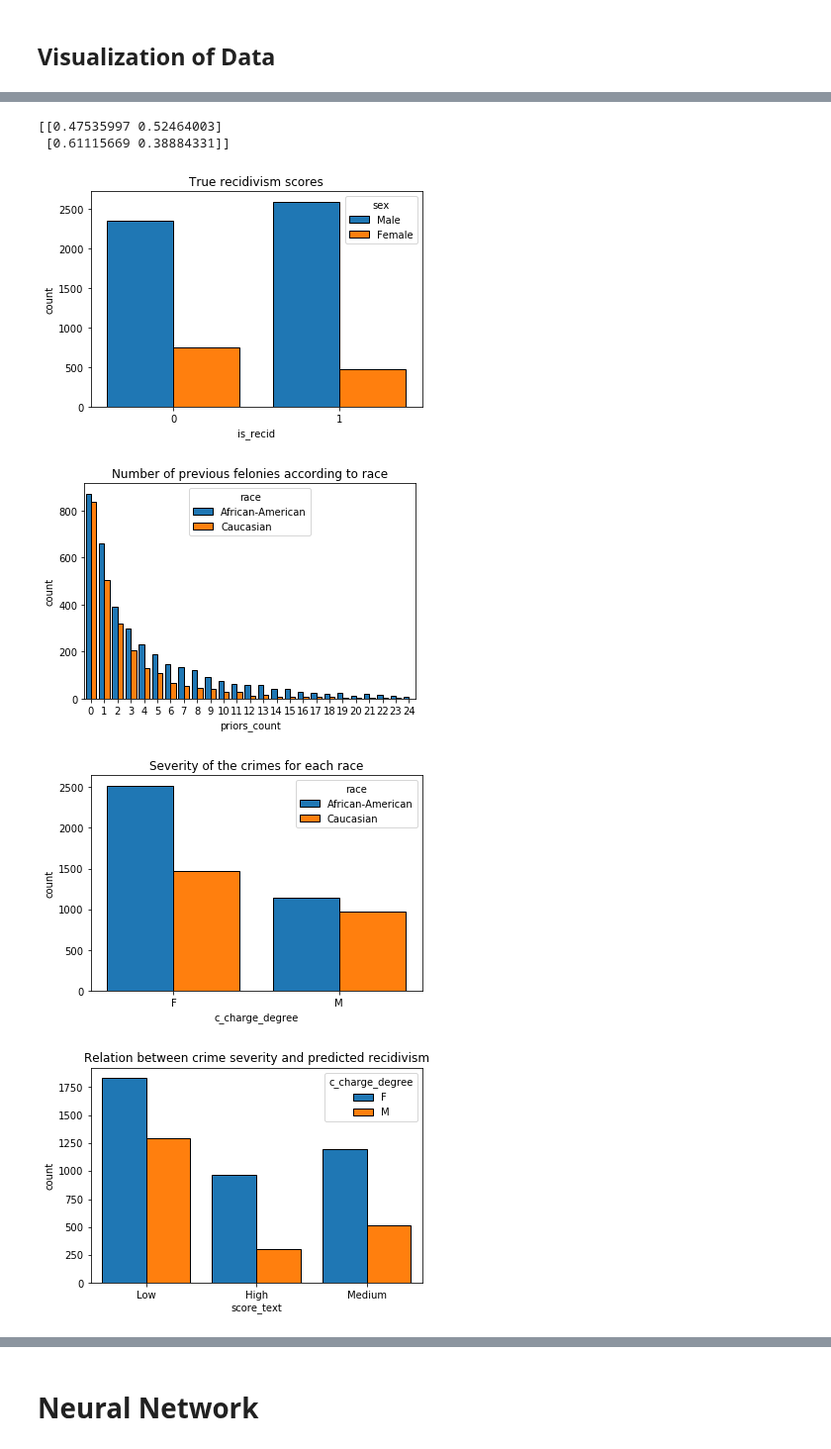
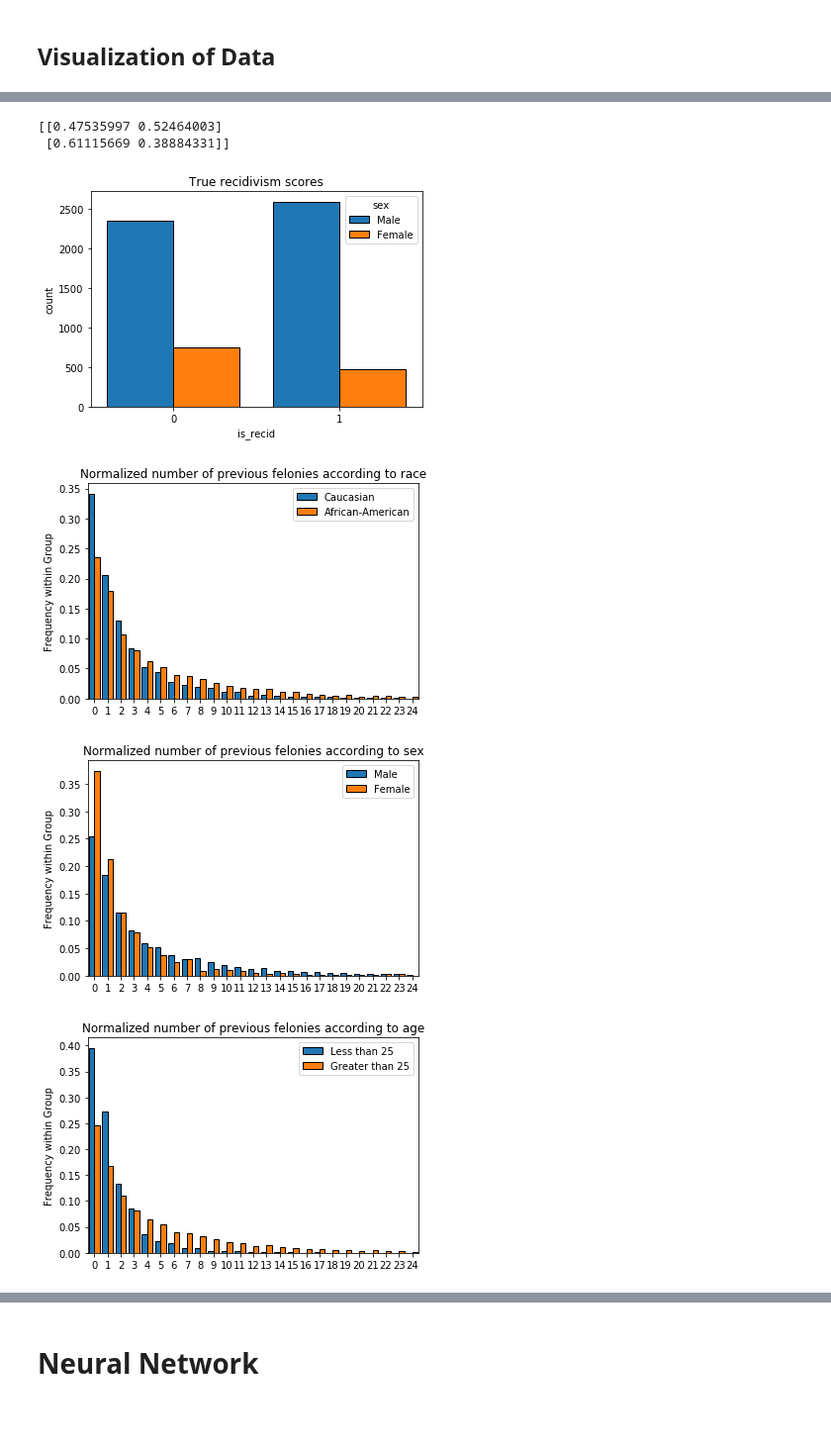
Before and after one commit to oskarwiese/fagprojekt, a Jupyter notebook: src/Classifier_notebook.ipynb, the cells around one changed output, grey strips where cells are left out. Shown at 99% size. Saved outputs shown, nothing was run; the diff lists cells and outputs as text; code cells hidden in the pictures; blank space fills up the shorter version.

Commit message:
priors plots for alle protected groups

```diff
--- a/src/Classifier_notebook.ipynb
+++ b/src/Classifier_notebook.ipynb
@@ -489,38 +474,89 @@ print(sex_distribution)
 
 # Plot of true recidivism scores for sex
 true_plot = sb.countplot(x = "is_recid", hue = "sex", data = data, edgecolor=(0,0,0), linewidth=1, saturation = 1)
 true_plot.set_title("True recidivism scores")
 plt.show()
 
-# Show number of felonies for each race
-df = data[(data["race"] == "African-American") | (data["race"] == "Caucasian")]
-df = df[df["priors_count"] < 25]
+# Show the normalized number of priors count for caucasian and african-american
+race_score_vals = np.linspace(0,24,25)
+race_score_vals = [int(x) for x in race_score_vals]
+race_vals = ["Caucasian", "African-American"]
+race_distribution = np.empty([2,25])
+for i, race in enumerate(race_vals):
+    for j, score in enumerate(race_score_vals):
+        race_distribution[i,j] = len(data[(data["race"] == race) & (data["priors_count"] == score)]) / len(data[data["race"] == race])
 
-priors_plot = sb.countplot(x = "priors_count", hue = "race", data = df, edgecolor=(0,0,0), linewidth=1, saturation = 1)
-priors_plot.set_title("Number of previous felonies according to race")
+race_distribution = race_distribution.flatten()
+huee = ["Caucasian"] * 25
+hue = ["African-American"] * 25
+hue = huee + hue
+sb.barplot(np.concatenate((race_score_vals, race_score_vals), axis=0), race_distribution, hue = hue, edgecolor=(0,0,0), linewidth=1, saturation = 1)
+plt.ylabel("Frequency within Group")
+plt.title("Normalized number of previous felonies according to race")
+plt.show()
+
+# Show the normalized number of priors count for male and female
+sex_score_vals = np.linspace(0,24,25)
+sex_score_vals = [int(x) for x in sex_score_vals]
+sex_vals = ["Male", "Female"]
+sex_distribution = np.empty([2,25])
+for i, sex in enumerate(sex_vals):
+    for j, score in enumerate(sex_score_vals):
+        sex_distribution[i,j] = len(data[(data["sex"] == sex) & (data["priors_count"] == score)]) / len(data[data["sex"] == sex])
+
+sex_distribution = sex_distribution.flatten()
+huee = ["Male"] * 25
+hue = ["Female"] * 25
+hue = huee + hue
+sb.barplot(np.concatenate((sex_score_vals, sex_score_vals), axis=0), sex_distribution, hue = hue, edgecolor=(0,0,0), linewidth=1, saturation = 1)
+plt.ylabel("Frequency within Group")
+plt.title("Normalized number of previous felonies according to sex")
+plt.show()
+
+
+# Show the normalized number of priors count for under and over 25 years old
+df = data.copy()
+df["age_cat"] = df["age_cat"].replace("Less than 25", "Less than 25")
+df["age_cat"] = df["age_cat"].replace("25 - 45", "Greater than 25")
+df["age_cat"] = df["age_cat"].replace("Greater than 45", "Greater than 25")
+age_score_vals = np.linspace(0,24,25)
+age_score_vals = [int(x) for x in age_score_vals]
+age_vals = ["Less than 25", "Greater than 25"]
+age_distribution = np.empty([2,25])
+for i, age in enumerate(age_vals):
+    for j, score in enumerate(age_score_vals):
+        age_distribution[i,j] = len(df[(df["age_cat"] == age) & (df["priors_count"] == score)]) / len(df[df["age_cat"] == age])
+
+age_distribution = age_distribution.flatten()
+huee = ["Less than 25"] * 25
+hue = ["Greater than 25"] * 25
+hue = huee + hue
+sb.barplot(np.concatenate((age_score_vals, age_score_vals), axis=0), age_distribution, hue = hue, edgecolor=(0,0,0), linewidth=1, saturation = 1)
+plt.ylabel("Frequency within Group")
+plt.title("Normalized number of previous felonies according to age")
 plt.show()
 
 # How severe crime was based on the race of the offender
 c_charge_degree = sb.countplot(x = "c_charge_degree", hue = "race", data = df, edgecolor=(0,0,0), linewidth=1, saturation = 1)
 c_charge_degree.set_title("Severity of the crimes for each race")
 plt.show()
 
 # Relationship between severity of crime and score_text value
 c_charge_degree = sb.countplot(x = "score_text", hue = "c_charge_degree", data = df, edgecolor=(0,0,0), linewidth=1, saturation = 1)
 c_charge_degree.set_title("Relation between crime severity and predicted recidivism")
 plt.show()
 # %% [output]
 [figure]
 [figure]
 [figure]
 [figure]
 [figure]
 [[0.58231459 0.41768541]
  [0.4491342  0.5508658 ]]
 [figure]
 [[0.47535997 0.52464003]
  [0.61115669 0.38884331]]
 [figure]
-[figure, old version]
+[figure, new version]
-[figure, old version]
+[figure, new version]
-[figure, old version]
+[figure, new version]
```
Also changed, not shown: parts of 13 cells of this notebook, 3 other files.
